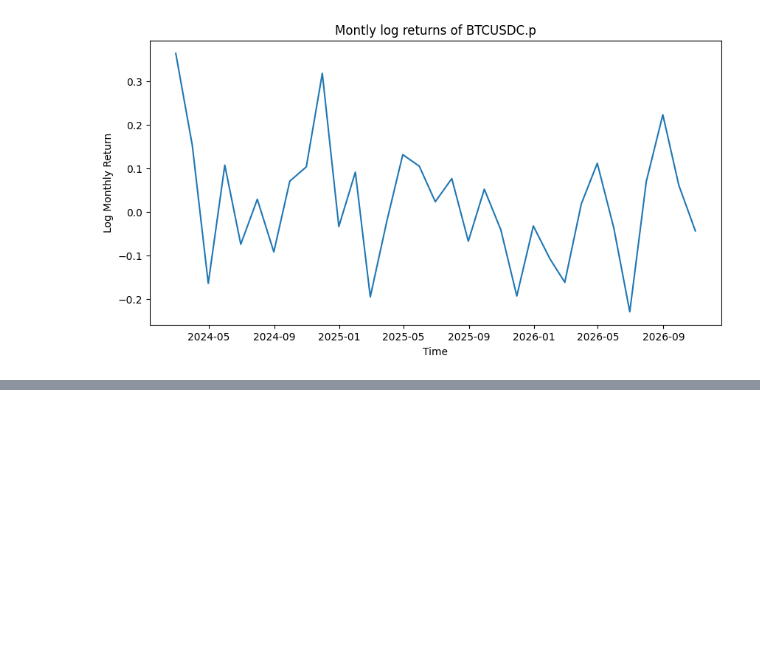
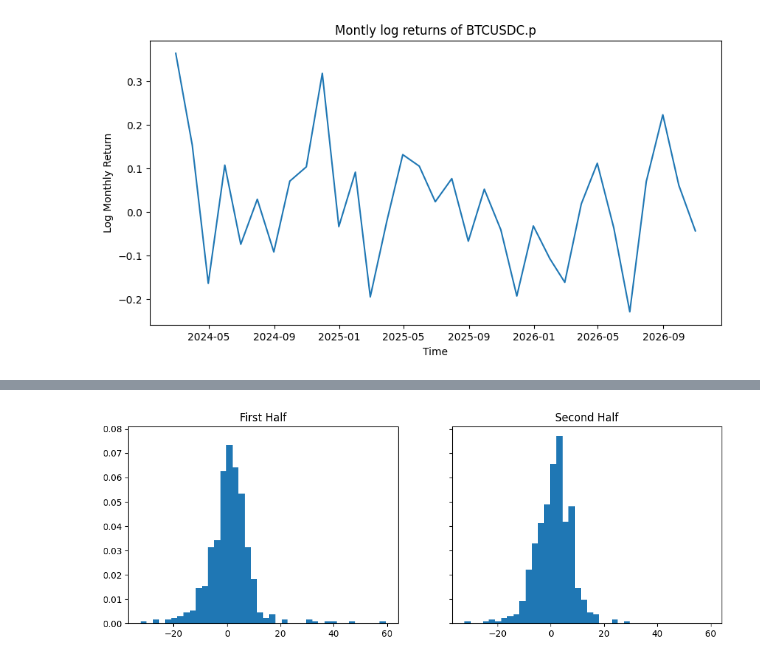
Before and after one commit to FerCorcuera/mit-quant-finance, a Jupyter notebook: Portfolio Theory/historic_returns_on_portfolios.ipynb, the cells around one changed output, grey strips where cells are left out. Saved outputs shown, nothing was run; the diff lists cells and outputs as text; code cells hidden in the pictures; blank space fills up the shorter version.

```diff
--- a/Portfolio Theory/historic_returns_on_portfolios.ipynb
+++ b/Portfolio Theory/historic_returns_on_portfolios.ipynb
@@ -380,0 +416,15 @@ plt.show()
+# %%
+df = dataset[0].copy()
+
+df.columns = [
+    "Small/Growth",
+    "Small/Neutral",
+    "Small/Value",
+    "Big/Growth",
+    "Big/Neutral",
+    "Big/Value",
+]
+
+df = df.replace([-99.99, -999], np.nan)
+
+df.head()
@@ -380,0 +439,11 @@ plt.show()
+# %%
+midpoint = len(df) // 2
+
+first_half = df.iloc[:midpoint]
+second_half = df.iloc[midpoint:]
+
+print("First half:")
+print(first_half.index.min(), first_half.index.max())
+
+print("second half:")
+print(second_half.index.min(), second_half.index.max())
@@ -380,0 +472,16 @@ plt.show()
+# %%
+col = "Small/Growth"
+
+bins = np.histogram_bin_edges(df[col].dropna(), bins=40)
+
+fig, ax = plt.subplots(1, 2, figsize=(12, 4), sharex=True, sharey=True)
+
+ax[0].hist(first_half[col], bins=bins, density=True)
+ax[1].hist(second_half[col], bins=bins, density=True)
+
+ax[0].set_title("First Half")
+ax[1].set_title("Second Half")
+
+plt.show()
+# %% [output]
+[figure, added]
```
Also changed, not shown: parts of 10 cells of this notebook.
